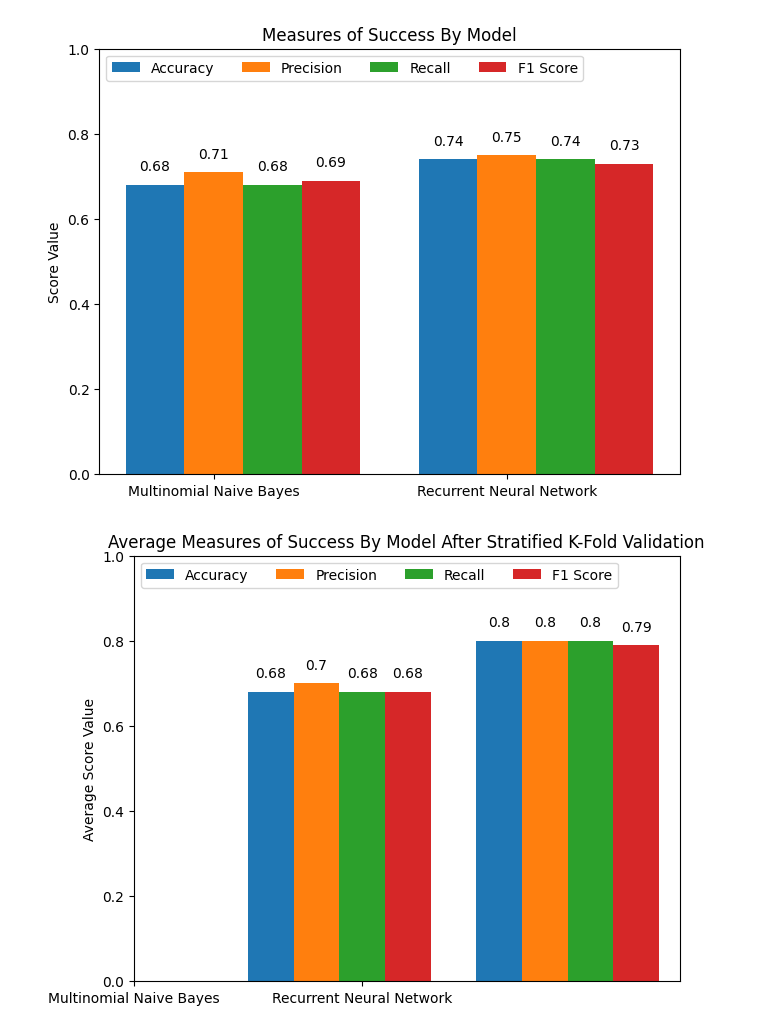
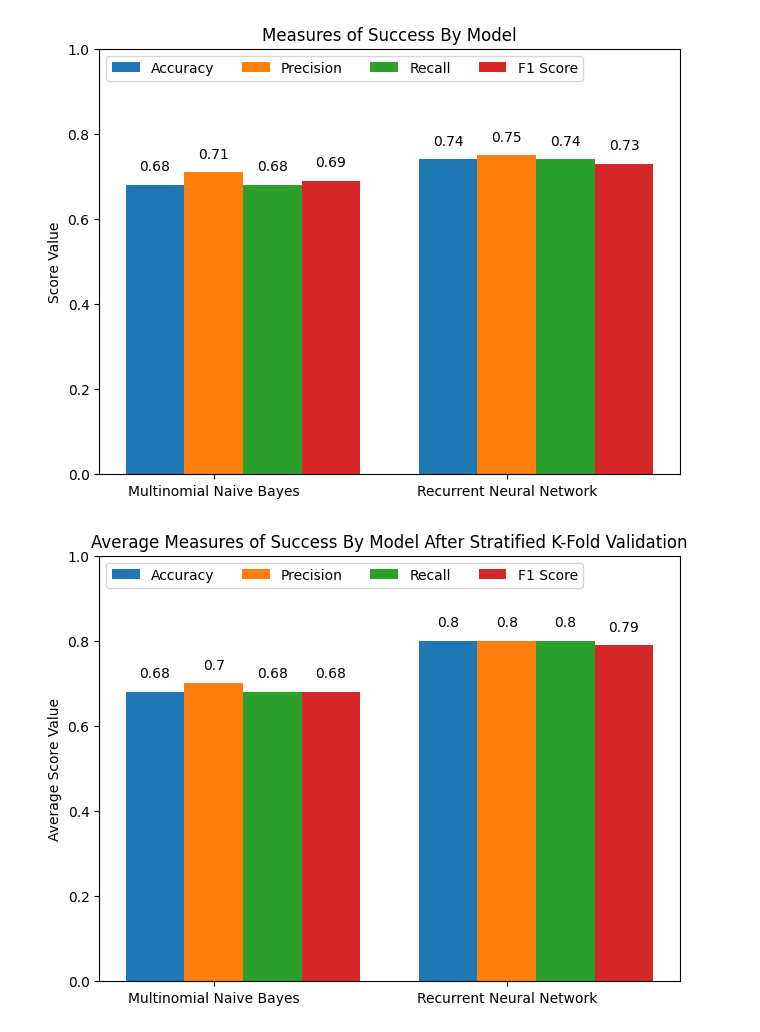
Before and after one commit to a-r97/final_project, a Jupyter notebook: final_project_v3.ipynb, the cells around one changed output. Drawn from its saved outputs; the diff is of its cells as text; code cells hidden in the pictures.

Commit message:
Small fix for graph

```diff
--- a/final_project_v3.ipynb
+++ b/final_project_v3.ipynb
@@ -751,27 +751,31 @@ plt.show()
 [figure]
 # %%
 # Data visualisation for the performance of each model after stratified K-fold validation.
+label_x = np.arange(len(model_types))
+bar_width = 0.2
+multiplier = 0
+
 avg_measures = {
     "Accuracy": (round(avg_acc_nb, 2), round(final_avg_accuracy, 2)),
     "Precision": (round(avg_prec_nb, 2), round(final_avg_prec, 2)),
     "Recall": (round(avg_recall_nb, 2), round(final_avg_recall, 2)),
     "F1 Score": (round(avg_f1_nb, 2), round(final_avg_f1, 2))
 }
 
 fig, ax = plt.subplots(layout = "constrained")
 
 for attribute, measurement in avg_measures.items():
     offset = bar_width * multiplier
     rects = ax.bar(label_x + offset, measurement, bar_width, label = attribute)
     ax.bar_label(rects, padding = 8)
     multiplier += 1
 
 ax.set_ylabel("Average Score Value")
 ax.set_title("Average Measures of Success By Model After Stratified K-Fold Validation")
 ax.set_xticks(label_x + bar_width, model_types)
 ax.legend(loc = "upper left", ncols = 4)
 ax.set_ylim(0, 1)
 
 plt.show()
 # %% [output]
-[figure, old version]
+[figure, new version]
```
